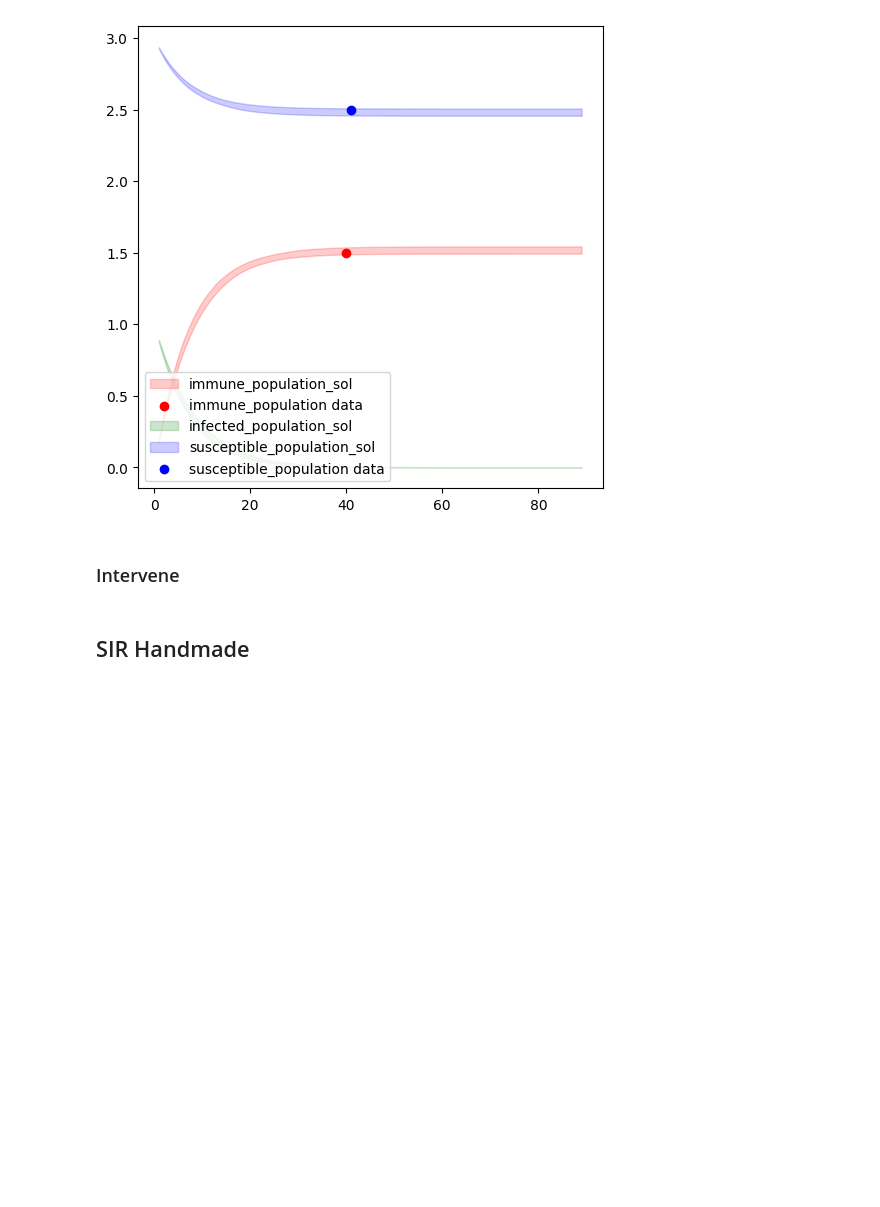
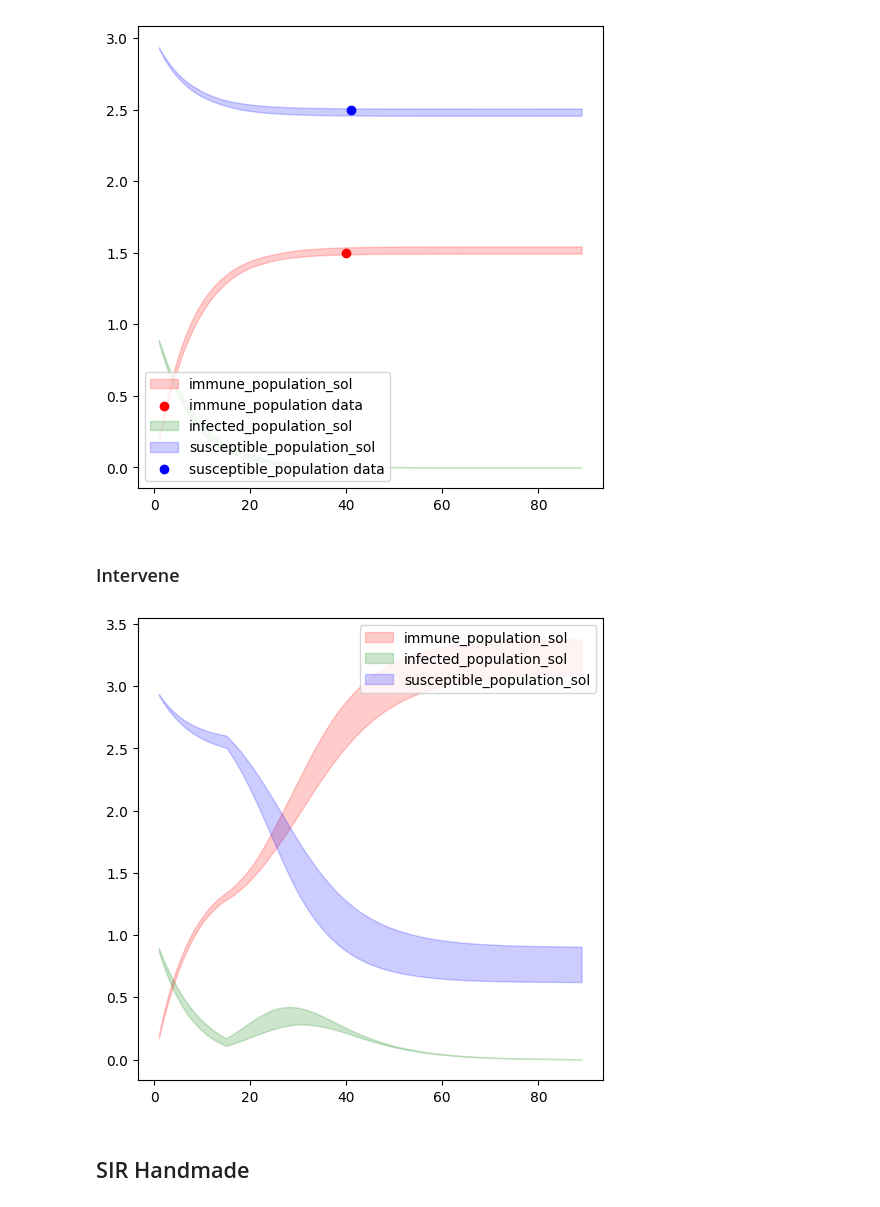
Before and after one commit to ciemss/pyciemss, a Jupyter notebook: notebook/sir_mira_vs_manual.ipynb, the cells around one changed output. Cells and saved outputs as stored; diff of their text form; code cells hidden in the pictures; blank space fills up the shorter version.

Commit message:
Added intervention comparison

```diff
--- a/notebook/sir_mira_vs_manual.ipynb
+++ b/notebook/sir_mira_vs_manual.ipynb
@@ -80,6 +80,16 @@ iteration 100: loss = 4.098356008529663
 [figure]
 # %% [markdown]
 ### Intervene
+# %%
+interventions   = [(15.0,"beta",0.5)] # list[ tuple(time, param, value) , ... ]
+intervened_mira = intervene(mira_model, interventions)
+
+calib_solution = sample(intervened_mira, timepoints=full_tspan, num_samples=30)
+
+plot_trajectories(calib_solution,full_tspan)
+plt.show()
+# %% [output]
+[figure, added]
 # %% [markdown]
 ## SIR Handmade
 # %% [markdown]
```
Also changed, not shown: parts of 2 cells of this notebook.
